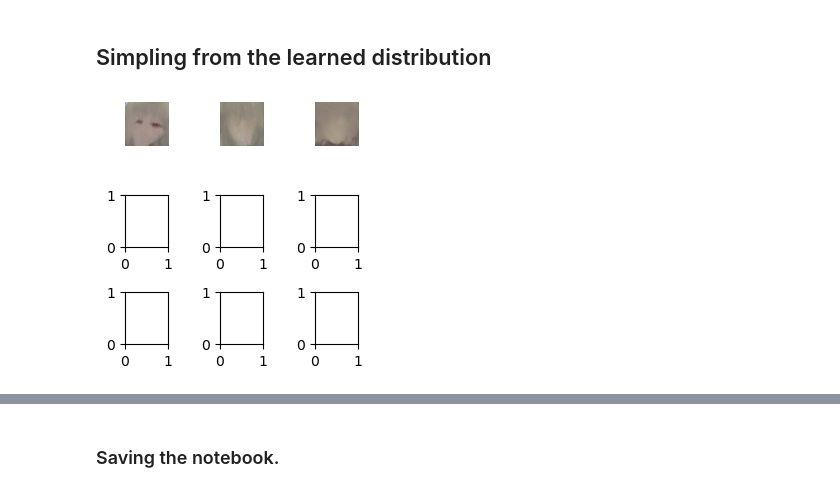
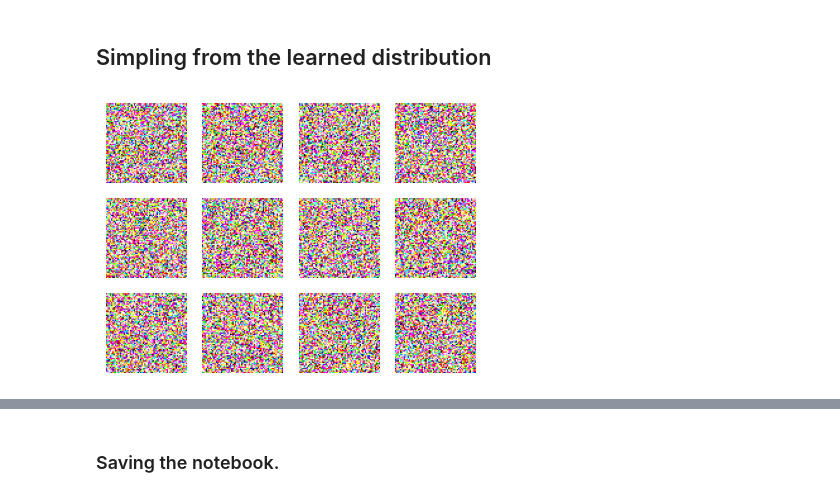
Before and after one commit to Ayoub-Vip/anime_face_generator, a Jupyter notebook: notebooks/0.10-Visualize-samples.ipynb, the cells around one changed output, grey strips where cells are left out. Drawn from its saved outputs; the diff is of its cells as text; code cells hidden in the pictures.

```diff
--- a/notebooks/0.10-Visualize-samples.ipynb
+++ b/notebooks/0.10-Visualize-samples.ipynb
@@ -468,7 +468,7 @@ def get_loss(model, x0, t=None):
     return nn.MSELoss()(pred_noise, noise), pred_noise, x_t
 # %%
 model = Unet(model_config).to(device)
-backup_model = "74M_params_ddpm_Unet_ckpt_epoch_8.pth"
+backup_model = "74M_params_ddpm_Unet_ckpt_epoch_11.pth"
 # "48M_param_ddpm_Unet_ckpt_epoch_1.pth"
 # "2025-08-04_21-09-16_VDM_huge_tailored_advanced_UNET_model--good-denoising-medium-quality-generalization-1.07-epochs.pth"
 # "40MB_ddpm_Unet_ckpt_epoch_4.pth"
@@ -507,18 +523,19 @@ def p_sample(model, x_t, t):
 # %%
 @torch.no_grad()
-def generate(model, shape=(1, 1, 64, 64)):
-    x = torch.randn(shape).to(device)
-    B = shape[0]    #batch size, number of samples to generate
-    # Generate samples by reversing the diffusion process
-    for t_step in reversed(range(T)):
-        t = torch.full((B,), t_step, dtype=torch.long).to(device)
-        x = p_sample(model, x, t)
+def generate(model, shape=(1, 1, 64, 64), step=50):
+#     x = torch.randn(shape).to(device)
+#     B = shape[0]    #batch size, number of samples to generate
+#     # Generate samples by reversing the diffusion process
+#     for t_step in reversed(range(T)):
+#         t = torch.full((B,), t_step, dtype=torch.long).to(device)
+#         x = p_sample(model, x, t)
+    x = p_sample(model, shape, step)
     return x
 # %%
 @torch.no_grad()
-def generate_samples(model, num_samples=48, image_size=IMG_SIZE):
+def generate_samples(model, num_samples=48, image_size=IMG_SIZE, step=50):
     model.eval()
-    samples = generate(model, shape=(num_samples, IMG_CHANNELS, *image_size))
+    samples = generate(model, shape=(num_samples, IMG_CHANNELS, *image_size), step=step)
     return samples
 
 def show_images_grid_rgb(samples, nrow=8, ncol=6):
@@ -539,11 +556,11 @@ def show_images_grid_rgb(samples, nrow=8, ncol=6):
     plt.show()
 
 # Example usage:
-samples = generate_samples(model, num_samples=3, image_size=IMG_SIZE)  # adapt shape to your dataset
+samples = generate_samples(model, num_samples=12, image_size=IMG_SIZE, step=20)  # adapt shape to your dataset
 # %%
-show_images_grid_rgb(samples, nrow=3, ncol=3) #epoch 17
+show_images_grid_rgb(samples, nrow=4, ncol=3) #epoch 2
 # %% [output]
-[figure, old version]
+[figure, new version]
 # %%
 @torch.no_grad()
 def sample_ddpm(model, n_samples, T, IMG_SIZE=(3, 64, 64)):
```
Also changed, not shown: parts of 6 cells of this notebook, 16 other files.
